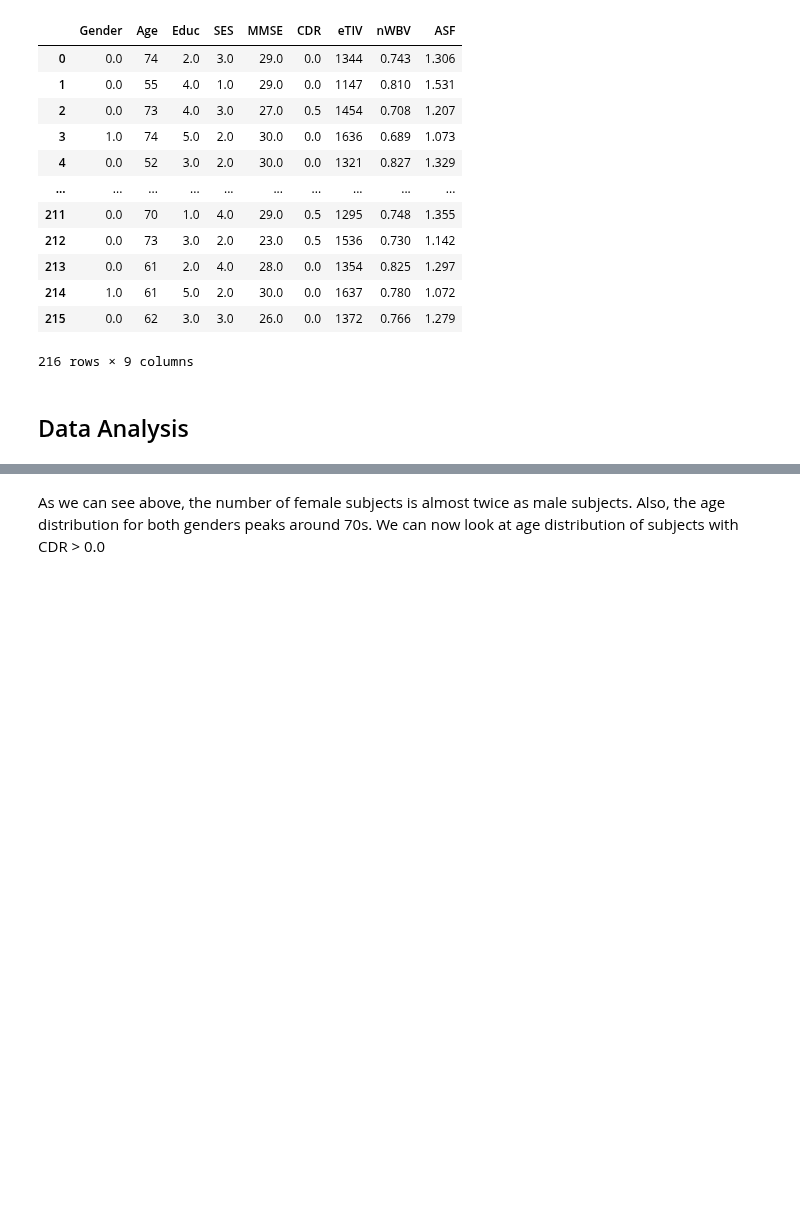
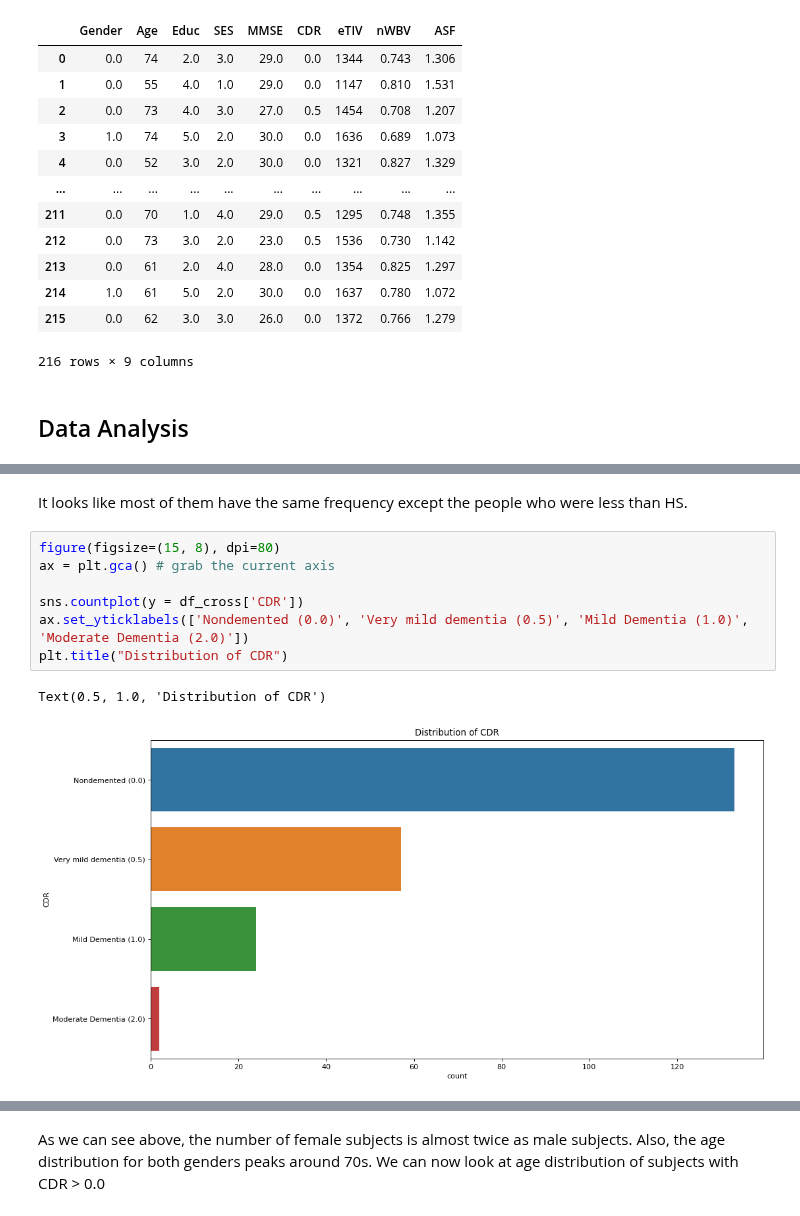
Before and after one commit to Gauss-x/Alzheimer-s-Analysis, a Jupyter notebook: main.ipynb, the cells around one changed output, grey strips where cells are left out. Saved outputs shown, nothing was run; the diff lists cells and outputs as text; blank space fills up the shorter version.

```diff
--- a/main.ipynb
+++ b/main.ipynb
@@ -231,0 +261,12 @@ See the caveats in the documentation: https://pandas.pydata.org/pandas-docs/stab
+# %% [markdown]
+It looks like most of them have the same frequency except the people who were less than HS.
+# %%
+figure(figsize=(15, 8), dpi=80)
+ax = plt.gca() # grab the current axis
+
+sns.countplot(y = df_cross['CDR'])
+ax.set_yticklabels(['Nondemented (0.0)', 'Very mild dementia (0.5)', 'Mild Dementia (1.0)', 'Moderate Dementia (2.0)'])
+plt.title("Distribution of CDR")
+# %% [output]
+Text(0.5, 1.0, 'Distribution of CDR')
+[figure, added]
```
Also changed, not shown: parts of 22 cells of this notebook.
